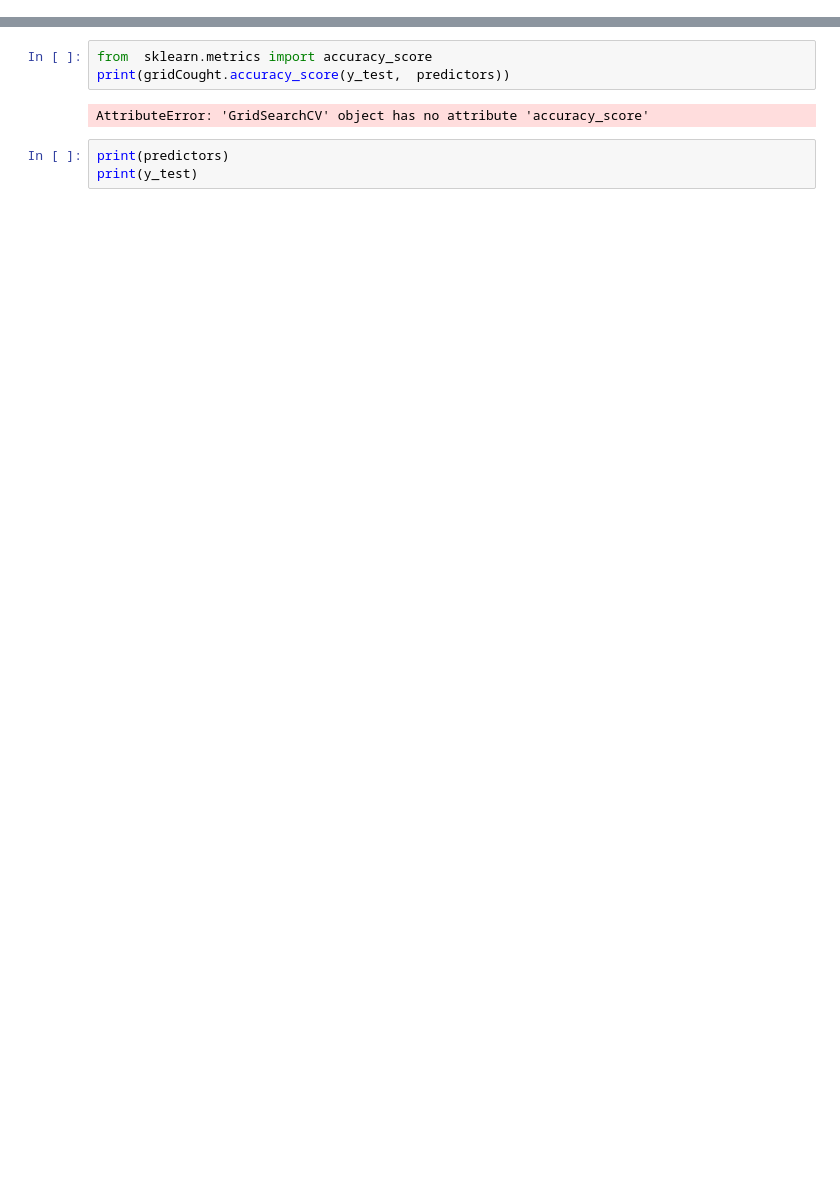
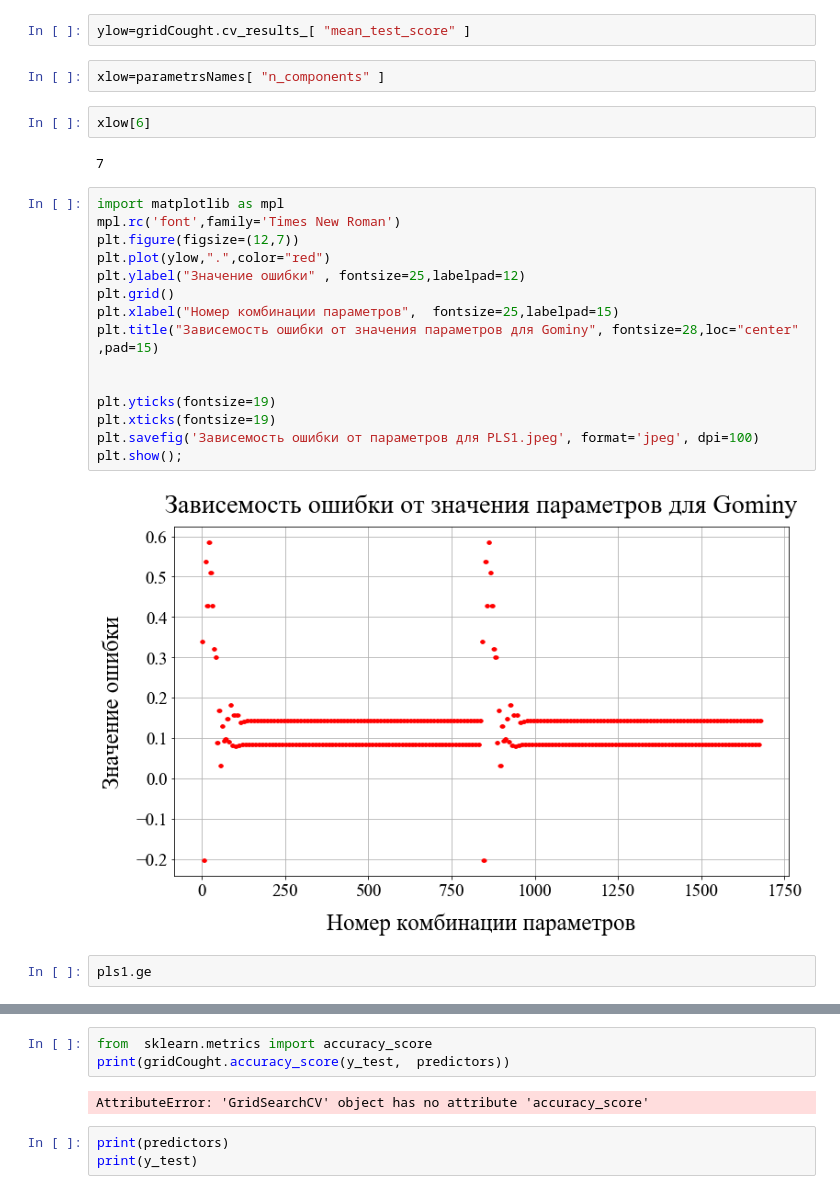
Before and after one commit to 89605502155/course-work-2, a Jupyter notebook: PLS1_regression.ipynb, the cells around one changed output, grey strips where cells are left out. Saved outputs shown, nothing was run; the diff lists cells and outputs as text; blank space fills up the shorter version.

```diff
--- a/PLS1_regression.ipynb
+++ b/PLS1_regression.ipynb
@@ -83,3 +104,30 @@ print(predictors.shape)
+# %%
+ylow=gridCought.cv_results_[ "mean_test_score" ]
+# %%
+xlow=parametrsNames[ "n_components" ]
+# %%
+xlow[6]
+# %% [output]
+7
+# %%
+import matplotlib as mpl
+mpl.rc('font',family='Times New Roman')
+plt.figure(figsize=(12,7))
+plt.plot(ylow,".",color="red")
+plt.ylabel("Значение ошибки" , fontsize=25,labelpad=12)
+plt.grid()
+plt.xlabel("Номер комбинации параметров",  fontsize=25,labelpad=15)
+plt.title("Зависемость ошибки от значения параметров для Gominy", fontsize=28,loc="center" ,pad=15)
+
+
+plt.yticks(fontsize=19)
+plt.xticks(fontsize=19)
+plt.savefig('Зависемость ошибки от параметров для PLS1.jpeg', format='jpeg', dpi=100)
+plt.show();
+# %% [output]
+[figure, added]
+# %%
+pls1.ge
 # %%
 print("Правильность на тестовом наборе: {:.2f}".format(gridCought.score(X_test, y_test)))
 # %% [output]
```
Also changed, not shown: parts of 9 cells of this notebook, 9 other files.
